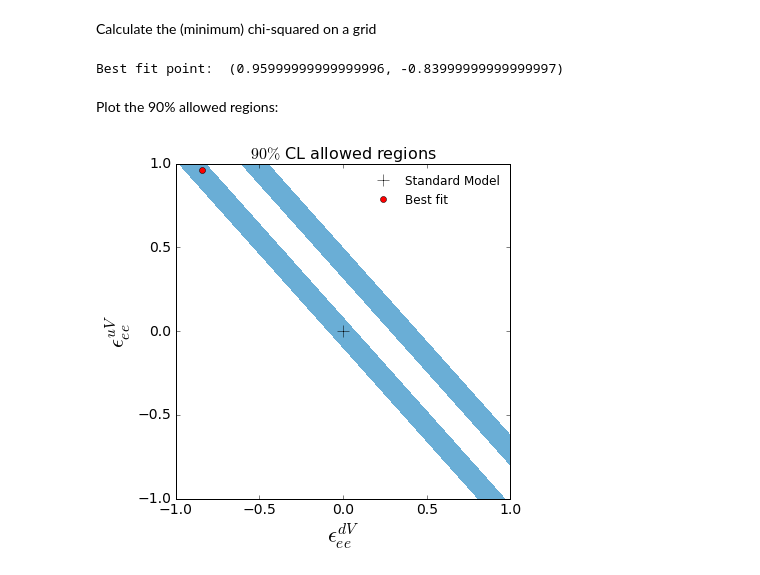
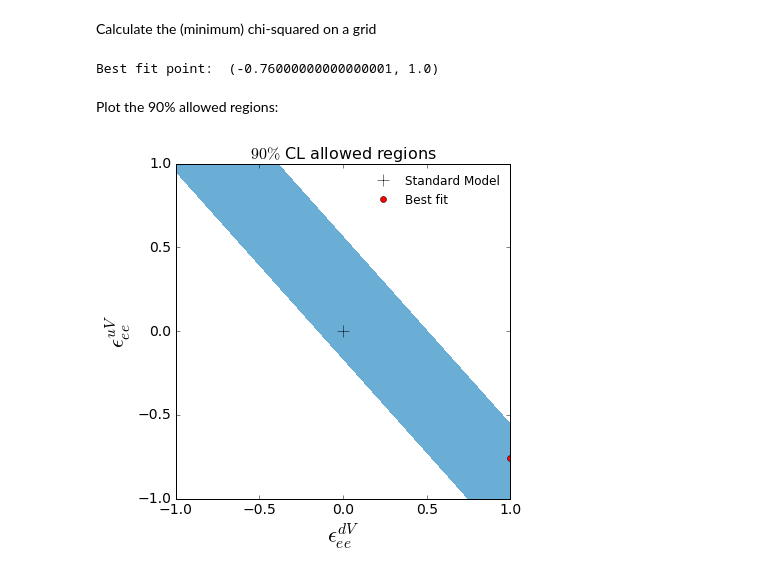
Before and after one commit to bradkav/CEvNS, a Jupyter notebook: COHERENT.ipynb, the cells around one changed output. Drawn from its saved outputs; the diff is of its cells as text; code cells hidden in the pictures.

Commit message:
v1.5 - store neutrino flavours separately

```diff
--- a/COHERENT.ipynb
+++ b/COHERENT.ipynb
@@ -106,6 +111,8 @@ dRdPE_bins = np.zeros(25)
 bins_Cs = np.zeros(25)
 bins_I = np.zeros(25)
 for i in tqdm(range(25)):
-    bins_Cs[i] = quad(dRdPE_Cs, PE_bins[i], PE_bins[i+1], epsabs = 0.1)[0]
-    bins_I[i] = quad(dRdPE_I, PE_bins[i], PE_bins[i+1], epsabs = 0.1)[0]
+    bins_Cs[i] = quad(dRdPE_Cs, PE_bins[i], PE_bins[i+1], epsabs = 0.01)[0]
+    bins_I[i] = quad(dRdPE_I, PE_bins[i], PE_bins[i+1], epsabs = 0.01)[0]
     dRdPE_bins[i] = bins_Cs[i] + bins_I[i]
+
+print "Total CEvNS events expected: ", np.sum(dRdPE_bins)
@@ -182,0 +196,14 @@ pl.show()
+# %%
+#Differential rates (times efficiency) for the two target nuclei, per PE
+# For electron neutrinos ONLY
+dRdPE_Cs_e = lambda x: (1.0/PEperkeV)*efficiency(x)*mass*time*f_Cs*diffRate_CEvNS(x/PEperkeV, A_Cs, Z_Cs, nu_flavor="e")
+dRdPE_I_e = lambda x: (1.0/PEperkeV)*efficiency(x)*mass*time*f_I*diffRate_CEvNS(x/PEperkeV, A_I, Z_I, nu_flavor="e")
+
+#Now calculate bin-by-bin signal from electron neutrinos
+bins_Cs_e = np.zeros(25)
+bins_I_e = np.zeros(25)
+for i in tqdm(range(25)):
+    bins_Cs_e[i] = quad(dRdPE_Cs_e, PE_bins[i], PE_bins[i+1], epsabs = 0.01)[0]
+    bins_I_e[i] = quad(dRdPE_I_e, PE_bins[i], PE_bins[i+1], epsabs = 0.01)[0]
+
+print "Number of CEvNS events due to nu_e: ", np.sum(bins_Cs_e + bins_I_e)
@@ -209,8 +234,13 @@ def chisq_NSI_simple(eps_uV, eps_dV, alpha, beta):
     N_meas = 142.0
     #Statistical uncertainty
     sig_stat = np.sqrt(N_meas + 2*405 + N_BG)
+    #Signal events from Iodine (with NSI correction only applying to electron neutrino events)
+    N_sig_I = (bins_I + (NSI_corr(eps_uV, eps_dV, A_I, Z_I) - 1.0)*bins_I_e)
+    #Now signal events from Caesium
+    N_sig_Cs = (bins_Cs + (NSI_corr(eps_uV, eps_dV, A_Cs, Z_Cs) - 1.0)*bins_Cs_e)
+
     #Number of signal events
-    N_NSI = np.sum((bins_I*NSI_corr(eps_uV, eps_dV, A_I, Z_I) + bins_Cs*NSI_corr(eps_uV, eps_dV, A_Cs, Z_Cs)))
+    N_NSI = np.sum(N_sig_I + N_sig_Cs)
 
     #Uncertainties
     unc = (alpha/0.28)**2 + (beta/0.25)**2
@@ -245,10 +280,10 @@ minchi2 = 1e30
 BF = [0,0]
 
 #Not very elegant loop
-for i in range(Ngrid):
+for i in tqdm(range(Ngrid)):
     for j in range(Ngrid):
         #Minimise over alpha and beta for each grid point
-        chigrid[i,j] = minimize(lambda x: chisq_NSI_simple(UL[i,j], DL[i,j], x[0], x[1]), (0.0,0.0), method="Nelder-Mead").fun
+        chigrid[i,j] = minimize(lambda x: chisq_NSI_simple(UL[i,j], DL[i,j], x[0], x[1]), (0.0,0.0)).fun
         if (chigrid[i,j] < minchi2):
             minchi2 = chigrid[i,j]
             BF = (UL[i,j], DL[i,j])
@@ -256,29 +291,29 @@ for i in range(Ngrid):
 print "Best fit point: ", BF
 delta_chi2_grid = chigrid - np.min(chigrid)
 # %% [output]
-Best fit point:  (0.95999999999999996, -0.83999999999999997)
+Best fit point:  (-0.76000000000000001, 1.0)
 # %% [markdown]
 Plot the 90% allowed regions:
 # %%
 pl.figure(figsize=(6,6))
-pl.contourf(DL, UL, delta_chi2_grid, levels=[0,4.60],cmap="Blues")
+#pl.contourf(DL, UL, delta_chi2_grid, levels=[0,1,2,3,4,5,6,7,8,9,10],cmap="Blues")
+pl.contourf(DL, UL, delta_chi2_grid, levels=[0,4.6],cmap="Blues")
 #levels=[0,4.60]
 #pl.colorbar()
 
 pl.plot(0.0, 0.0,'k+', markersize=12.0, label="Standard Model")
 
 pl.plot(BF[1], BF[0], 'ro', label="Best fit")
-
 #pl.plot(-0.25, 0.5, 'ro')
 
 pl.ylabel(r"$\epsilon_{ee}^{uV}$", fontsize=22.0)
 pl.xlabel(r"$\epsilon_{ee}^{dV}$" ,fontsize=22.0)
 
 pl.title(r"$90\%$ CL allowed regions", fontsize=16.0)
 
 pl.legend(frameon=False, fontsize=12, numpoints=1)
 
 pl.savefig("plots/COHERENT_NSI.pdf", bbox_inches="tight")
 pl.show()
 # %% [output]
-[figure, old version]
+[figure, new version]
```
Also changed, not shown: parts of 6 cells of this notebook, 5 other files.
